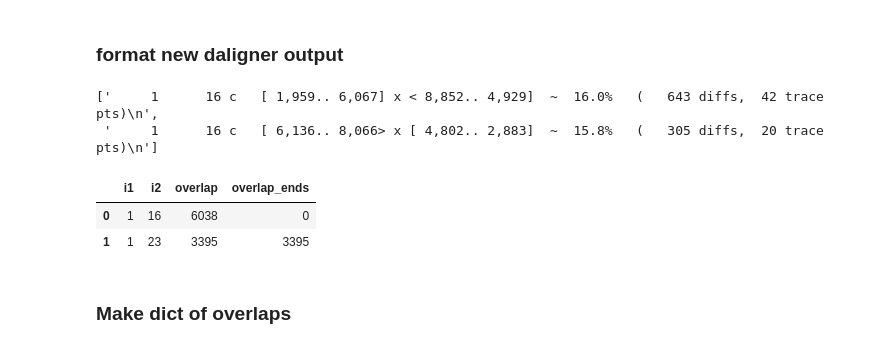
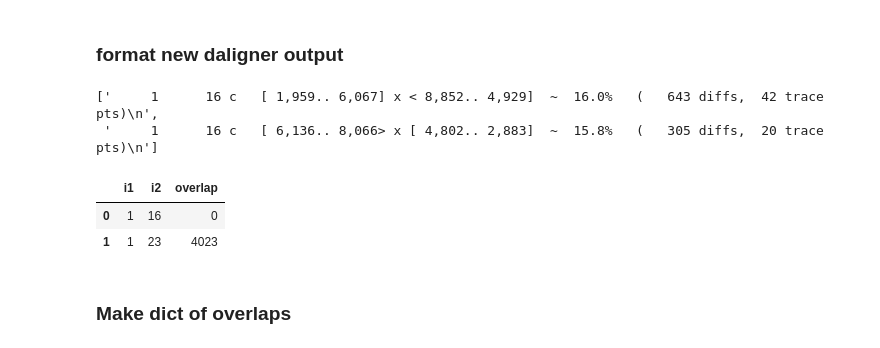
Before and after one commit to Adityanarayan96/SequenceAlignmentAndSketching, a Jupyter notebook: daligner_comp.ipynb, the cells around one changed output. Cells and saved outputs as stored; diff of their text form; code cells hidden in the pictures.

```diff
--- a/daligner_comp.ipynb
+++ b/daligner_comp.ipynb
@@ -27,19 +23,13 @@ with open(DALN_NEW) as fh:
-# %%
-new_lines[:2]
-# %% [output]
-['     1      16 c   [ 1,959.. 6,067] x < 8,852.. 4,929]  ~  16.0%   (   643 diffs,  42 trace pts)\n',
- '     1      16 c   [ 6,136.. 8,066> x [ 4,802.. 2,883]  ~  15.8%   (   305 diffs,  20 trace pts)\n']
 # %%
 def parse_daln_line(line):
     line = line.split('~')[0].rstrip().lstrip()
     i1,i2 = line.split()[:2]
     line = ''.join(line.split()[3:])
     r1,r2 = line.split('x')
-    ends = ('<' in r1 and '>' in r2) or ('>' in r1 and '<' in r2)
-    line = r1[1:-1].replace(',','').split('..')
-    overlap = abs(int(line[1])-int(line[0]))
-    overlap_ends = overlap if ends else 0
-    return [i1,i2,overlap,overlap_ends]
+#     ends = ('<' in r1 and '>' in r2) or ('>' in r1 and '<' in r2)
+    r2 = r2[1:-1].replace(',','').split('..')
+    overlap = max(0, int(r2[1])-int(r2[0]))
+    return [i1,i2,overlap]
 # %%
 def add_duplicates(lines):
     i = 0
@@ -48,6 +38,5 @@ def add_duplicates(lines):
         next_pair = lines[i+1][:2]
         if cur_pair == next_pair:
             lines[i][2] += lines[i+1][2]
-            lines[i][3] += lines[i+1][3]
             del lines[i+1]
         else: i += 1
@@ -54,12 +47,17 @@ def add_duplicates(lines):
+# %%
+new_lines[:2]
+# %% [output]
+['     1      16 c   [ 1,959.. 6,067] x < 8,852.. 4,929]  ~  16.0%   (   643 diffs,  42 trace pts)\n',
+ '     1      16 c   [ 6,136.. 8,066> x [ 4,802.. 2,883]  ~  15.8%   (   305 diffs,  20 trace pts)\n']
 # %%
 new_lines = [parse_daln_line(l) for l in new_lines]
 add_duplicates(new_lines)
-new_df = pd.DataFrame(new_lines, columns=['i1','i2','overlap','overlap_ends'])
+new_df = pd.DataFrame(new_lines, columns=['i1','i2','overlap'])
 new_df.head(2)
 # %% [output]
-|  | i1 | i2 | overlap | overlap_ends |
-| 0 | 1 | 16 | 6038 | 0 |
-| 1 | 1 | 23 | 3395 | 3395 |
+|  | i1 | i2 | overlap |
+| 0 | 1 | 16 | 0 |
+| 1 | 1 | 23 | 4023 |
 # %% [markdown]
 ### Make dict of overlaps
 # %%
```
Also changed, not shown: parts of 5 cells of this notebook, 58 other files.
